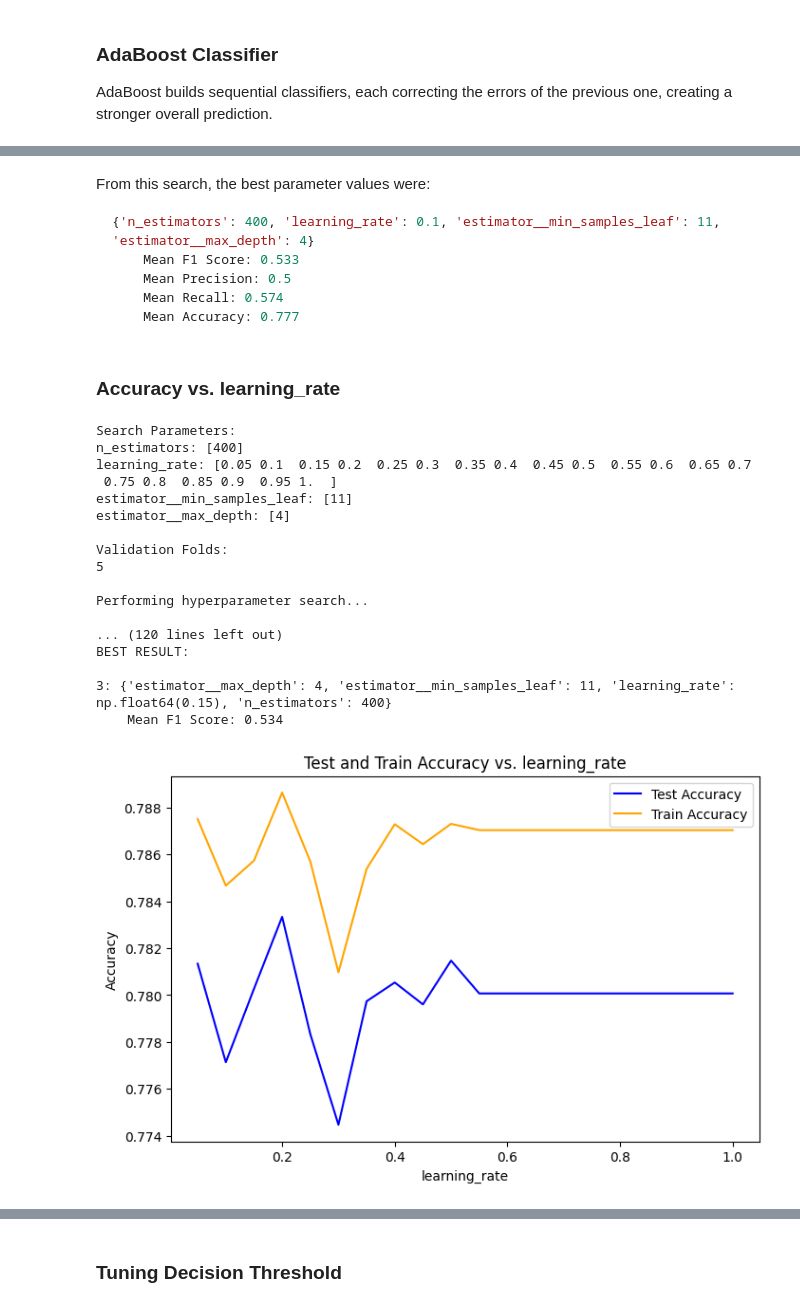
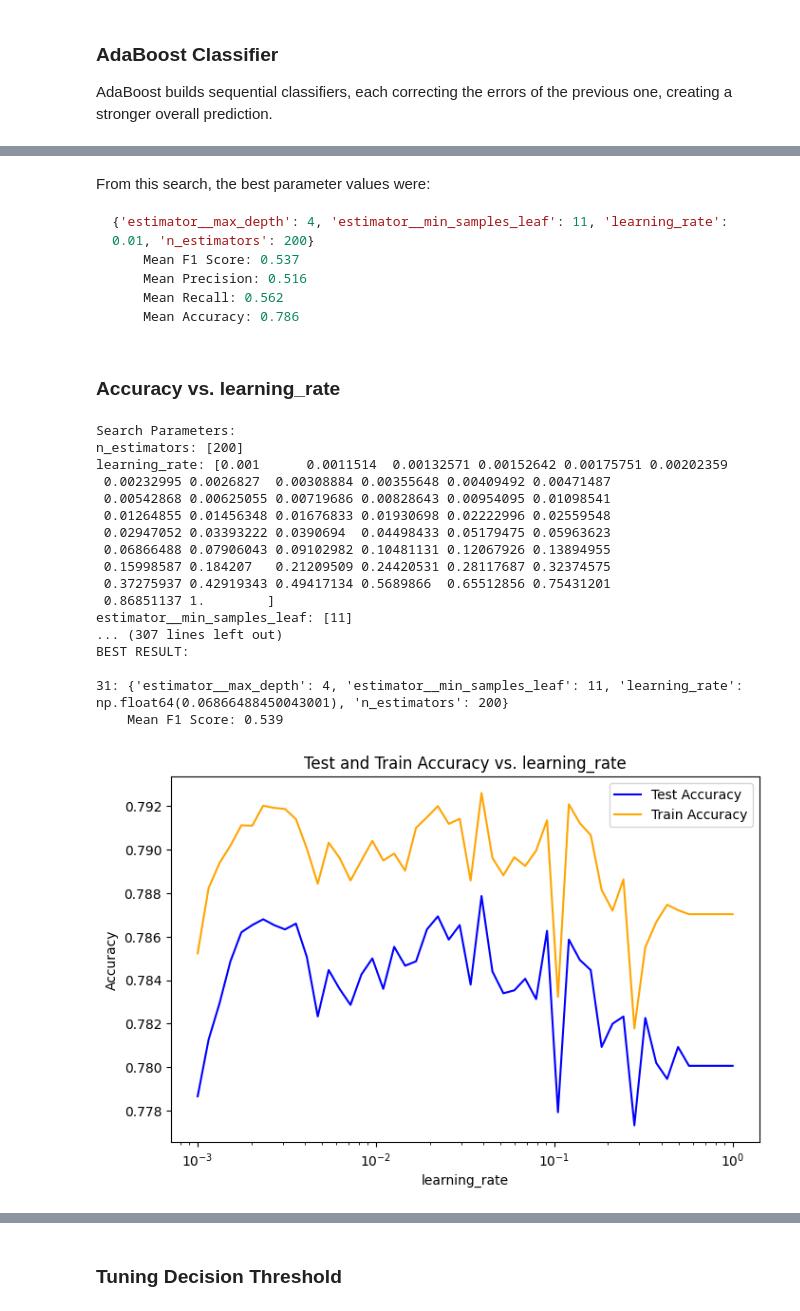
Before and after one commit to SpikeElliot/Data-Mining-Case-Studies, a Jupyter notebook: creditdefault_study/creditdefault.ipynb, the cells around one changed output, grey strips where cells are left out. Drawn from its saved outputs; the diff is of its cells as text; code cells hidden in the pictures.

````diff
--- a/creditdefault_study/creditdefault.ipynb
+++ b/creditdefault_study/creditdefault.ipynb
@@ -283,6 +283,7 @@ def model_trainer(
             scoring=["accuracy", "precision", "recall", "f1"],
             refit="f1",
             return_train_score=True,
+            error_score="raise"
         ).fit(X, y)
 
     cv_results = search.cv_results_
@@ -343,7 +344,8 @@ Plots training and test accuracies against one hyperparameter changed in isolati
 # %%
 def plot_accuracy_vs_hyperparameter(
     cv_results: dict[str, np.ndarray],
-    param_name: str
+    param_name: str,
+    log: bool = False
 ) -> None:
     """
     Display the change in training and test accuracies for an estimator
@@ -379,6 +381,8 @@ def plot_accuracy_vs_hyperparameter(
 
     # Create the plot.
     plt.figure(figsize=(8, 5))
+    if log:
+        plt.xscale("log")
     plt.plot(x_values, y_test_values, label='Test Accuracy', linestyle='-', color='blue')
     plt.plot(x_values, y_train_values, label='Train Accuracy', linestyle='-', color='orange')
     plt.xlabel(param_name)
@@ -1115,18 +1117,17 @@ ada = AdaBoostClassifier(
 
 # Define the hyperparameter grid for AdaBoost
 ada_param_grid = {
-    "n_estimators": [50, 100, 200, 300, 400, 500],                          # Number of weak learners to combine
-    "learning_rate": [0.1, 0.2, 0.3, 0.4, 0.5, 0.6, 0.7, 0.8, 0.9, 1.0],    # Weight applied to each classifier at each boosting iteration
-    "estimator__max_depth": [None, 4],                                      # Max depth of the decision trees
-    "estimator__min_samples_leaf": [11]                                     # Min. samples needed at a leaf node for the decision trees
+    "n_estimators": [50, 100, 200, 300, 400, 500],              # Number of weak learners to combine
+    "learning_rate": [1e-5, 1e-4, 0.001, 0.01, 0.1, 0.5, 1.0],  # Weight applied to each classifier at each boosting iteration
+    "estimator__max_depth": [None, 4],                          # Max depth of the decision trees
+    "estimator__min_samples_leaf": [11]                         # Min. samples needed at a leaf node for the decision trees
 }
 
 ada, results = model_trainer(
     ada,
     prepared_X_train,
     y_train,
-    ada_param_grid,
-    random=True
+    ada_param_grid
 )
 
 # Display the best AdaBoost classifier
@@ -1156,46 +1157,46 @@ AdaBoostClassifier(estimator=DecisionTreeClassifier(class_weight='balanced',
 # %% [markdown]
 From this search, the best parameter values were:
 ``` python
-{'n_estimators': 400, 'learning_rate': 0.1, 'estimator__min_samples_leaf': 11, 'estimator__max_depth': 4}
-    Mean F1 Score: 0.533
-    Mean Precision: 0.5
-    Mean Recall: 0.574
-    Mean Accuracy: 0.777
+{'estimator__max_depth': 4, 'estimator__min_samples_leaf': 11, 'learning_rate': 0.01, 'n_estimators': 200}
+    Mean F1 Score: 0.537
+    Mean Precision: 0.516
+    Mean Recall: 0.562
+    Mean Accuracy: 0.786
 ```
 # %% [markdown]
 ### Accuracy vs. learning_rate
 # %%
 ada_param_grid = {
-    "n_estimators": [400],
-    "learning_rate": np.linspace(0.05, 1.0, num=20),
+    "n_estimators": [200],
+    "learning_rate": np.logspace(-3, 0),
     "estimator__min_samples_leaf": [11],
     "estimator__max_depth": [4]
 }
 
 ada, results = model_trainer(
     ada,
     prepared_X_train,
     y_train,
     ada_param_grid
 )
 
-plot_accuracy_vs_hyperparameter(results, param_name="learning_rate")
+plot_accuracy_vs_hyperparameter(results, param_name="learning_rate", log=True)
 # %% [output]
 Search Parameters:
-n_estimators: [400]
-learning_rate: [0.05 0.1  0.15 0.2  0.25 0.3  0.35 0.4  0.45 0.5  0.55 0.6  0.65 0.7
- 0.75 0.8  0.85 0.9  0.95 1.  ]
+n_estimators: [200]
+learning_rate: [0.001      0.0011514  0.00132571 0.00152642 0.00175751 0.00202359
+ 0.00232995 0.0026827  0.00308884 0.00355648 0.00409492 0.00471487
+ 0.00542868 0.00625055 0.00719686 0.00828643 0.00954095 0.01098541
+ 0.01264855 0.01456348 0.01676833 0.01930698 0.02222996 0.02559548
+ 0.02947052 0.03393222 0.0390694  0.04498433 0.05179475 0.05963623
+ 0.06866488 0.07906043 0.09102982 0.10481131 0.12067926 0.13894955
+ 0.15998587 0.184207   0.21209509 0.24420531 0.28117687 0.32374575
+ 0.37275937 0.42919343 0.49417134 0.5689866  0.65512856 0.75431201
+ 0.86851137 1.        ]
 estimator__min_samples_leaf: [11]
-estimator__max_depth: [4]
-
-Validation Folds:
-5
-
-Performing hyperparameter search...
-
-... (120 lines left out)
+... (307 lines left out)
 BEST RESULT:
 
-3: {'estimator__max_depth': 4, 'estimator__min_samples_leaf': 11, 'learning_rate': np.float64(0.15), 'n_estimators': 400}
-    Mean F1 Score: 0.534
+31: {'estimator__max_depth': 4, 'estimator__min_samples_leaf': 11, 'learning_rate': np.float64(0.06866488450043001), 'n_estimators': 200}
+    Mean F1 Score: 0.539
-[figure, old version]
+[figure, new version]
````
Also changed, not shown: parts of 29 cells of this notebook.
